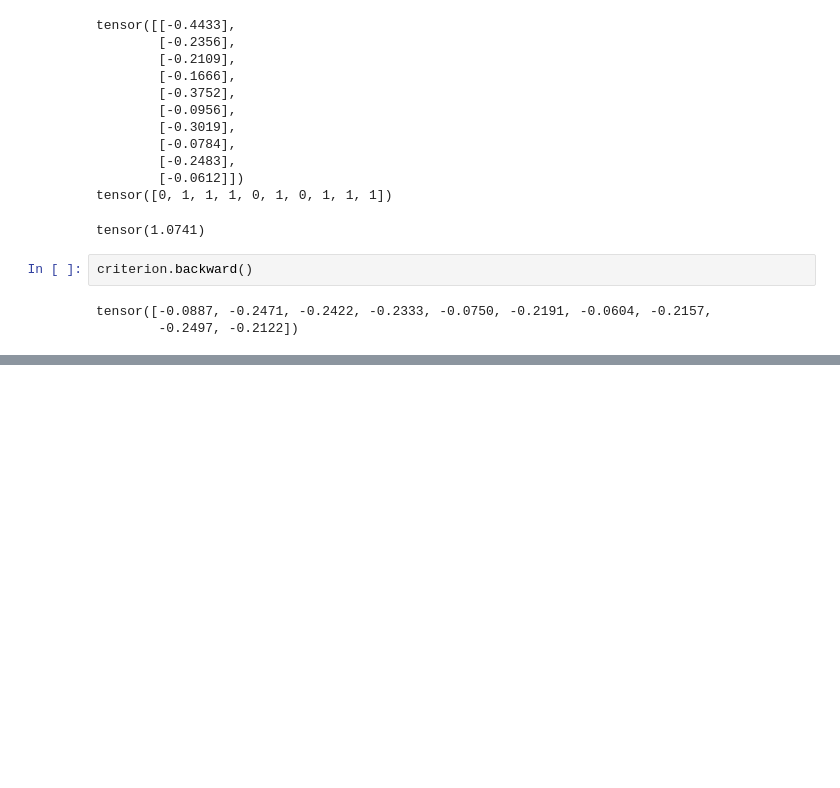
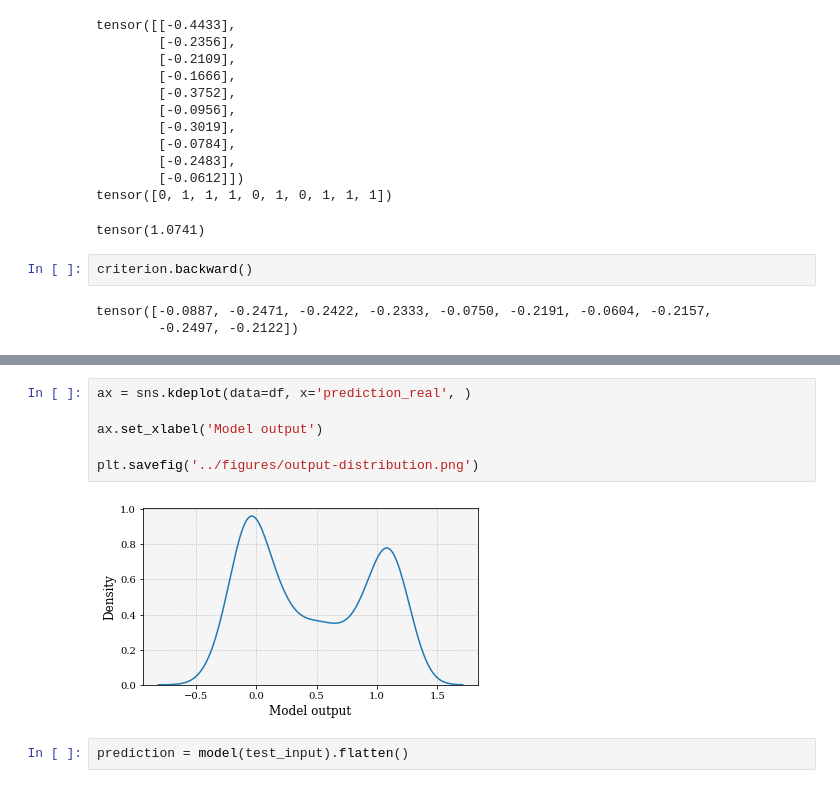
Before and after one commit to arnauddhaene/deep-learning-mini-projects-ee559, a Jupyter notebook: Proj2/notebooks/sandbox.ipynb, the cells around one changed output, grey strips where cells are left out. Cells and saved outputs as stored; diff of their text form; blank space fills up the shorter version.

```diff
--- a/Proj2/notebooks/sandbox.ipynb
+++ b/Proj2/notebooks/sandbox.ipynb
@@ -83,0 +195,10 @@ tensor([-0.0887, -0.2471, -0.2422, -0.2333, -0.0750, -0.2191, -0.0604, -0.2157,
+# %%
+ax = sns.kdeplot(data=df, x='prediction_real', )
+
+ax.set_xlabel('Model output')
+
+plt.savefig('../figures/output-distribution.png')
+# %% [output]
+[figure, added]
+# %%
+prediction = model(test_input).flatten()
```
Also changed, not shown: parts of 18 cells of this notebook, 4 other files.
